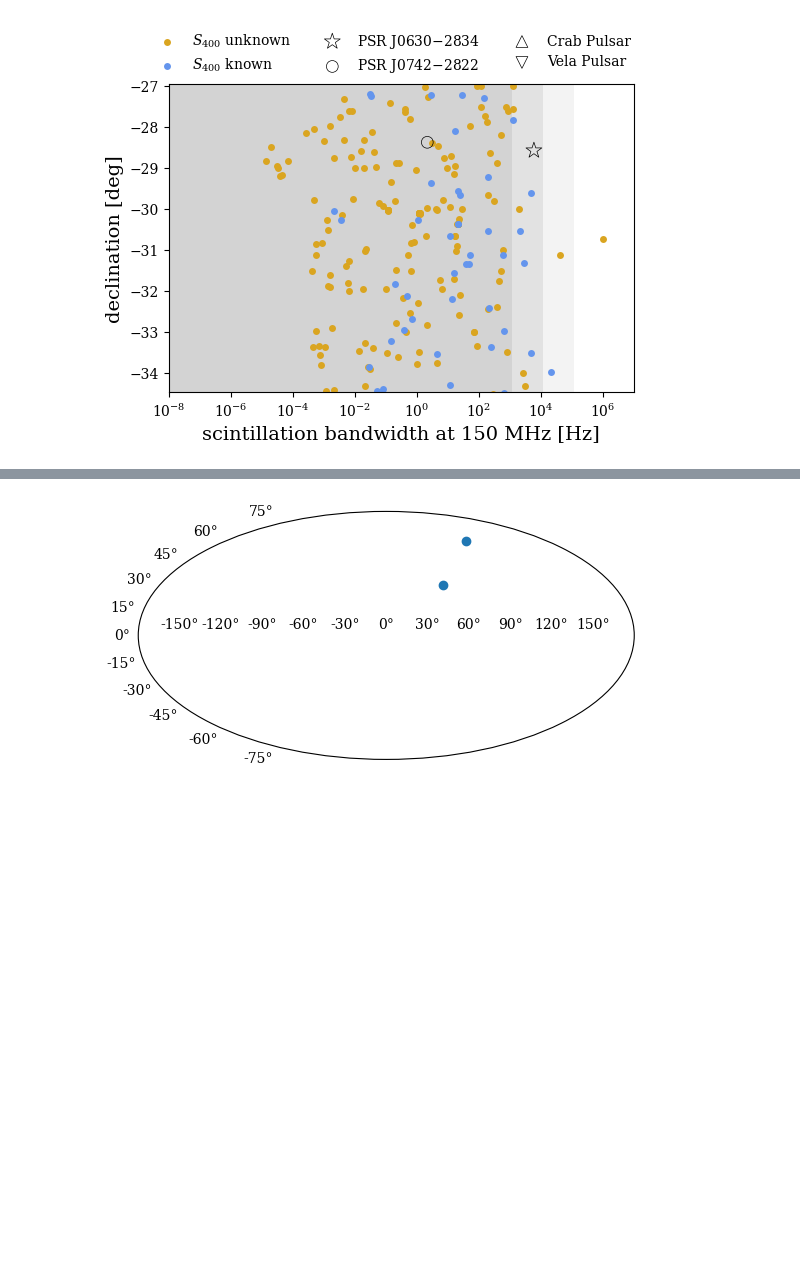
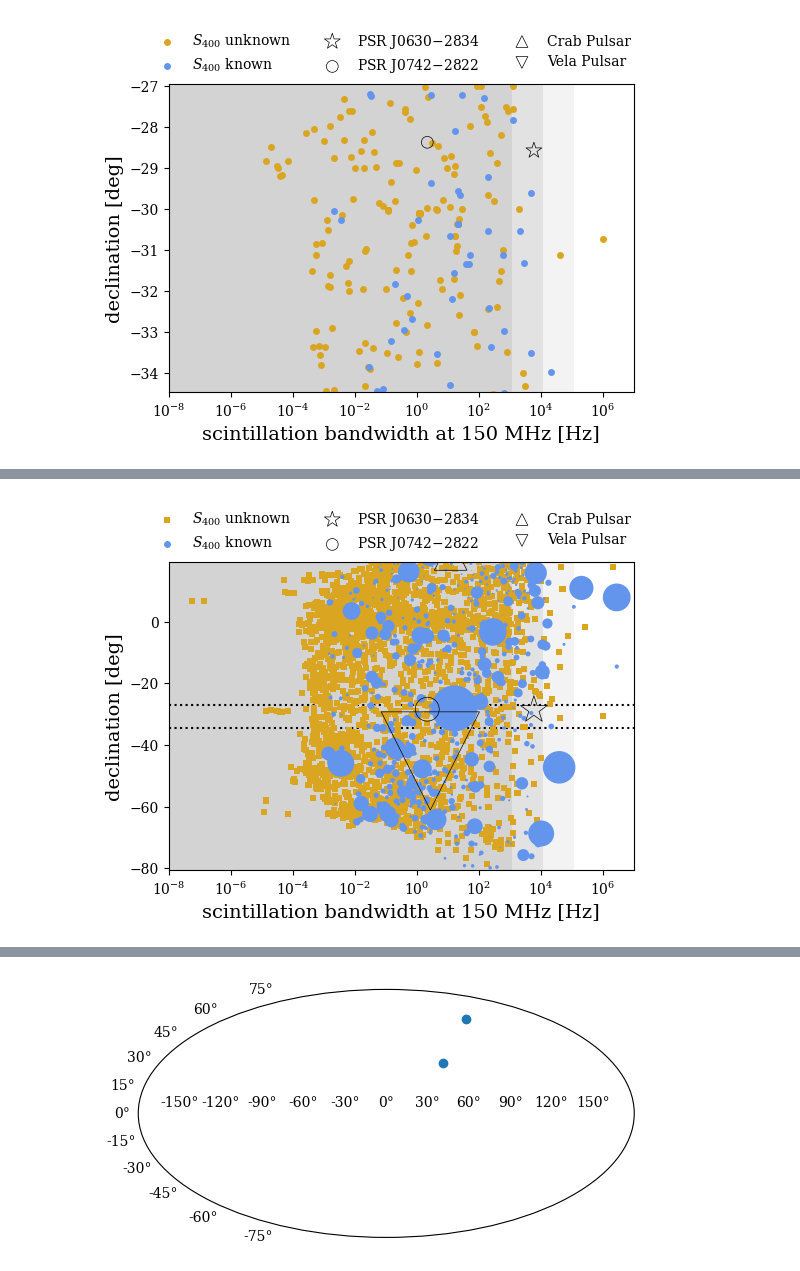
Before and after one commit to bjacobell/PsrSim, a Jupyter notebook: pulsar_sky_plots.ipynb, the cells around one changed output, grey strips where cells are left out. Cells and saved outputs as stored; diff of their text form; code cells hidden in the pictures; blank space fills up the shorter version.

```diff
--- a/pulsar_sky_plots.ipynb
+++ b/pulsar_sky_plots.ipynb
@@ -264,5 +274,7 @@ nan position or DM; continuing ...
 # %%
 np.savez('/Users/user/Downloads/sbw1GHz.npz', sbw=sbw1GHz)
+# %%
+sbw1GHz = np.load('/Users/user/Downloads/sbw1GHz.npz')['sbw']
 # %%
 sbw150 = np.array(sbw1GHz)*(150/1000)**(22/5)
 print(sbw150[~np.isnan(sbw150)].min())
@@ -626,2 +642,45 @@ plt.show()
+# %%
+fig = plt.figure(figsize=(6,4))
+plt.scatter(1e6*sbw150[np.isnan(svec)], a_decvec[np.isnan(svec)]*180/np.pi, lw=0, s=25, marker='s',
+            color='goldenrod', zorder=2, label='$S_{400}$ unknown')
+plt.scatter(1e6*sbw150[mask][~np.isnan(svec[mask])], a_decvec[mask][~np.isnan(svec[mask])]*180/np.pi, lw=0,
+            s=svec[mask][~np.isnan(svec[mask])],
+            color='cornflowerblue', zorder=2)
+
+# for label only
+plt.scatter(1e10, 0, lw=0,
+            s=25,
+            color='cornflowerblue', zorder=2, label='$S_{400}$ known')
+plt.scatter(1e10, 0, lw=0.5, s=36*4, marker='*', color='none', ec='k', zorder=3, label='PSR J0630$-$2834')
+plt.scatter(1e10, 0, lw=0.5, s=36*2, marker='o', color='none', ec='k', zorder=3, label='PSR J0742$-$2822')
+plt.scatter(1e10, 0, lw=0.5, s=36*2, marker='^', color='none', ec='k', zorder=3, label='Crab Pulsar')
+plt.scatter(1e10, 0, lw=0.5, s=36*2, marker='v', color='none', ec='k', zorder=3, label='Vela Pulsar')
+
+plt.scatter(1e6*sbw150[idx1[0]], a_decvec[idx1[0]]*180/np.pi, lw=0.5, s=2*svec[idx1[0]], marker='*', color='none', ec='k', zorder=3)
+plt.scatter(1e6*sbw150[idx2[0]], a_decvec[idx2[0]]*180/np.pi, lw=0.5, s=svec[idx2[0]], marker='o', color='none', ec='k', zorder=3)
+plt.scatter(1e6*sbw150[idxc[0]], a_decvec[idxc[0]]*180/np.pi, lw=0.5, s=svec[idxc[0]], marker='^', color='none', ec='k', zorder=3)
+plt.scatter(1e6*sbw150[idxv[0]], a_decvec[idxv[0]]*180/np.pi, lw=0.5, s=svec[idxv[0]], marker='v', color='none', ec='k', zorder=3)
+plt.xscale('log')
+plt.xlabel('scintillation bandwidth at 150 MHz [Hz]', size=14)
+plt.ylabel('declination [deg]', size=14)
+#plt.axhspan(heralat+0.131*180/np.pi/2, 90, color='lightgray', lw=0, alpha=1, zorder=0)
+#plt.axhspan(-90, heralat-0.131*180/np.pi/2, color='lightgray', lw=0, alpha=1, zorder=0)
+mult=10
+plt.axhspan(heralat+5*mult, 90, color='lightgray', lw=0, alpha=1, zorder=0)
+plt.axhspan(-90, heralat-5*mult, color='lightgray', lw=0, alpha=1, zorder=0)
+plt.axvspan(1e-8, 122e1, color='lightgray', lw=0, alpha=1, zorder=0)
+plt.axvspan(1e-8, 122e2, color='lightgray', lw=0, alpha=0.5, zorder=0)
+plt.axvspan(1e-8, 122e3, color='lightgray', lw=0, alpha=0.25, zorder=0)
+plt.axhline(heralat-0.131*180/np.pi/2, color='k', ls=':', zorder=0)
+plt.axhline(heralat+0.131*180/np.pi/2, color='k', ls=':', zorder=0)
+plt.ylim(heralat-0.131*180/np.pi/2,heralat+0.131*180/np.pi/2)
+plt.ylim(heralat-5*mult,heralat+5*mult)
+plt.xlim(1e-8, 1e7)
+plt.legend(frameon=False, ncol=3, loc='center',
+            bbox_to_anchor=[0.48, 1.1])
+#plt.savefig('/Users/user/Downloads/HERA_pulsar_plots/Fig_latitude_scintbw_check_zoomin_brightness.pdf', bbox_inches='tight')
+plt.show()
+# %% [output]
+[figure, added]
 # %%
 icheck = np.where(
```
Also changed, not shown: parts of 8 cells of this notebook, 8 other files.
